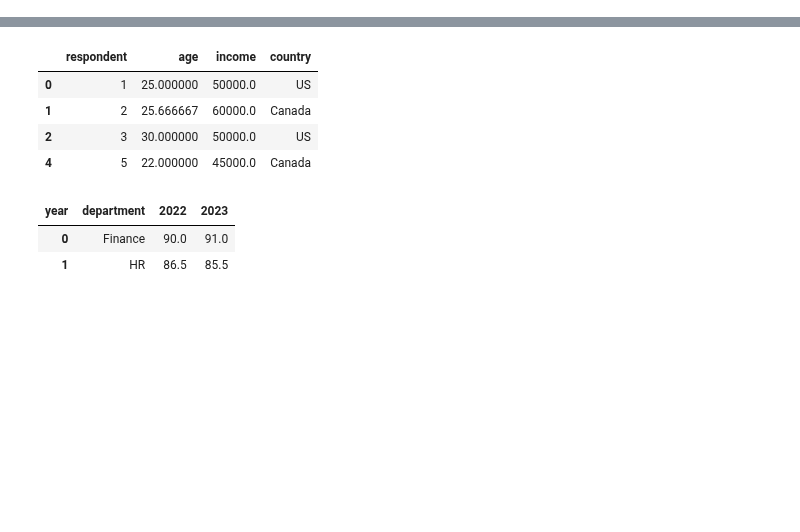
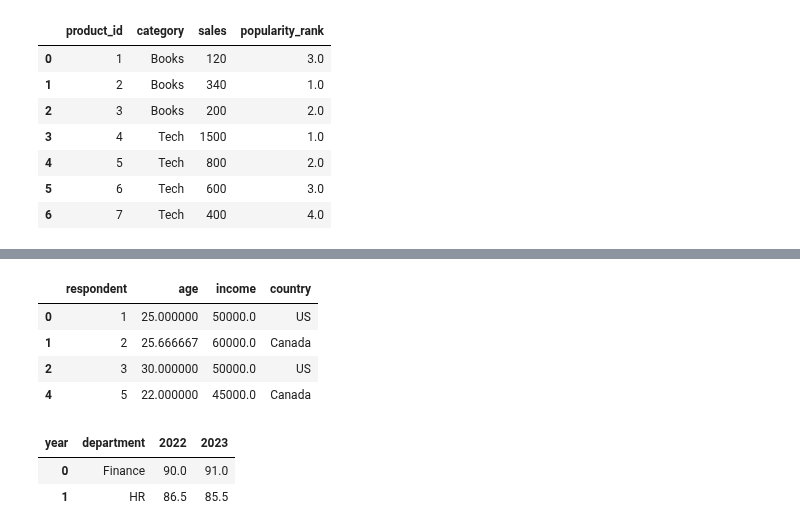
Before and after one commit to edmiller824/sf_tech, a Jupyter notebook: reps.ipynb, the cells around one changed output, grey strips where cells are left out. Saved outputs shown, nothing was run; the diff lists cells and outputs as text; code cells hidden in the pictures; blank space fills up the shorter version.

```diff
--- a/reps.ipynb
+++ b/reps.ipynb
@@ -0,0 +29,29 @@
+# %%
+"""
+📊 Practice Problem: Rank Products by Popularity Within Category
+🎯 Tasks:
+	1.	For each category, rank the products by sales (highest = rank 1).
+	2.	Add a new column called 'popularity_rank'.
+	3.	Return a DataFrame with:
+
+product_id | category | sales | popularity_rank
+"""
+import pandas as pd
+
+df = pd.DataFrame({
+    'product_id': [1, 2, 3, 4, 5, 6, 7],
+    'category': ['Books', 'Books', 'Books', 'Tech', 'Tech', 'Tech', 'Tech'],
+    'sales': [120, 340, 200, 1500, 800, 600, 400]
+})
+
+df['popularity_rank'] = df.groupby('category')['sales'].rank(method='dense', ascending=False)
+df
+# %% [output]
+|  | product_id | category | sales | popularity_rank |
+| 0 | 1 | Books | 120 | 3.0 |
+| 1 | 2 | Books | 340 | 1.0 |
+| 2 | 3 | Books | 200 | 2.0 |
+| 3 | 4 | Tech | 1500 | 1.0 |
+| 4 | 5 | Tech | 800 | 2.0 |
+| 5 | 6 | Tech | 600 | 3.0 |
+| 6 | 7 | Tech | 400 | 4.0 |
```
Also changed, not shown: parts of 2 cells of this notebook.
